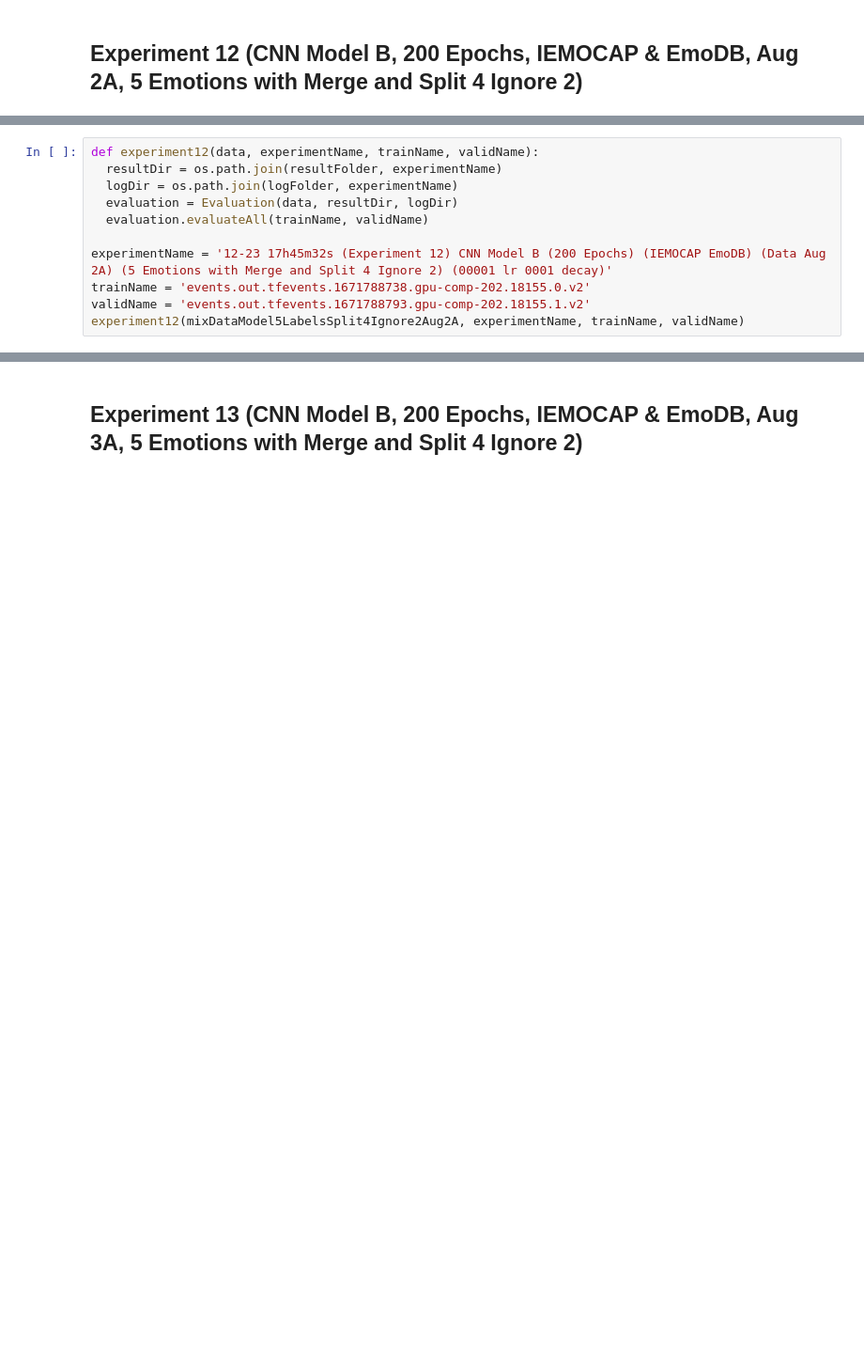
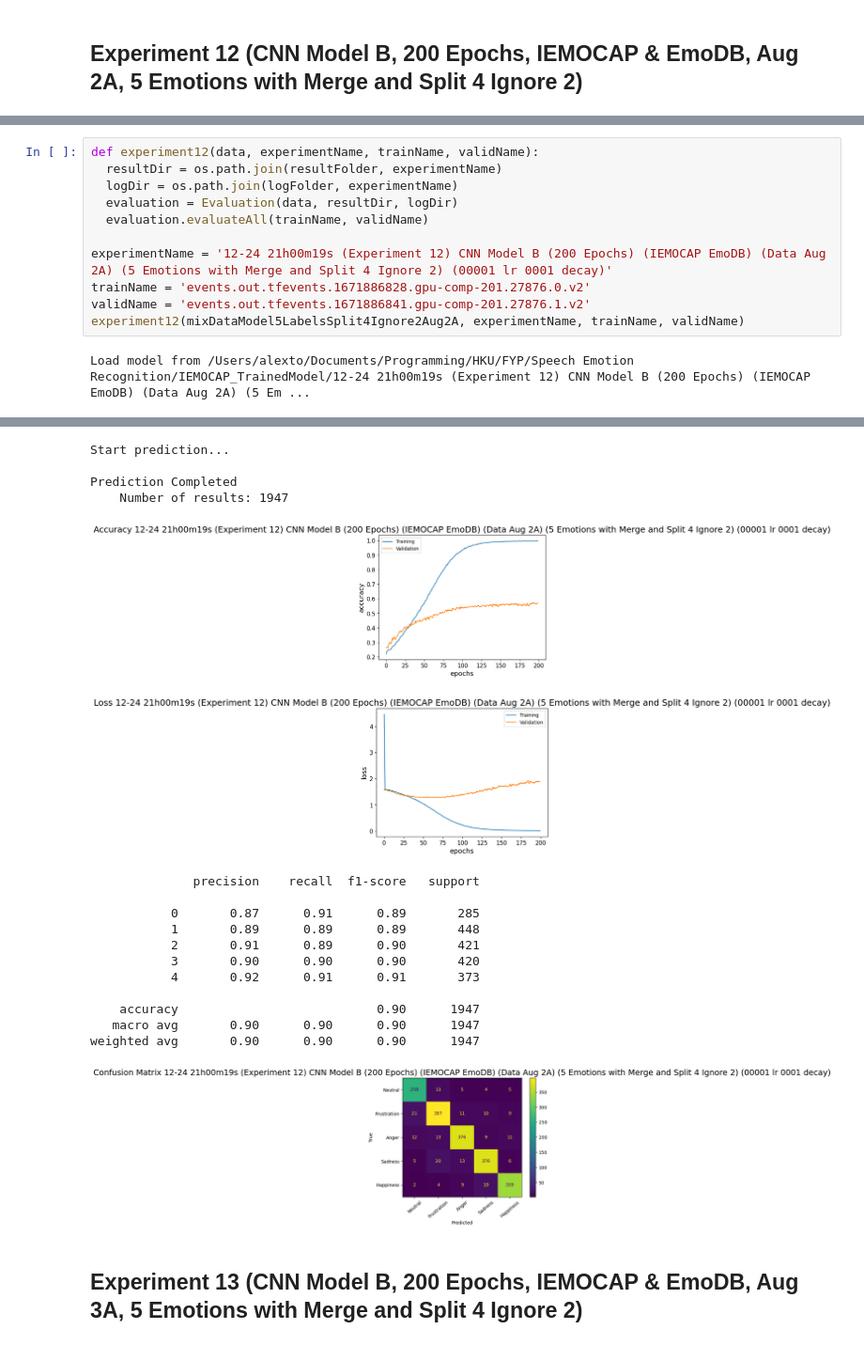
Before and after one commit to tohoilam/Emotion-based-Music-Provider, a Jupyter notebook: Speech Emotion Recognition/IEMOCAP Model Evaluation.ipynb, the cells around one changed output, grey strips where cells are left out. Shown at 94% size. Drawn from its saved outputs; the diff is of its cells as text; blank space fills up the shorter version.

Commit message:
Re-Execute Experiment 12 (remaining commit)

```diff
--- a/Speech Emotion Recognition/IEMOCAP Model Evaluation.ipynb
+++ b/Speech Emotion Recognition/IEMOCAP Model Evaluation.ipynb
@@ -590,7 +596,9 @@ def experiment12(data, experimentName, trainName, validName):
   evaluation = Evaluation(data, resultDir, logDir)
   evaluation.evaluateAll(trainName, validName)
 
-experimentName = '12-23 17h45m32s (Experiment 12) CNN Model B (200 Epochs) (IEMOCAP EmoDB) (Data Aug 2A) (5 Emotions with Merge and Split 4 Ignore 2) (00001 lr 0001 decay)'
-trainName = 'events.out.tfevents.1671788738.gpu-comp-202.18155.0.v2'
-validName = 'events.out.tfevents.1671788793.gpu-comp-202.18155.1.v2'
+experimentName = '12-24 21h00m19s (Experiment 12) CNN Model B (200 Epochs) (IEMOCAP EmoDB) (Data Aug 2A) (5 Emotions with Merge and Split 4 Ignore 2) (00001 lr 0001 decay)'
+trainName = 'events.out.tfevents.1671886828.gpu-comp-201.27876.0.v2'
+validName = 'events.out.tfevents.1671886841.gpu-comp-201.27876.1.v2'
 experiment12(mixDataModel5LabelsSplit4Ignore2Aug2A, experimentName, trainName, validName)
+# %% [output]
+Load model from /Users/alexto/Documents/Programming/HKU/FYP/Speech Emotion Recognition/IEMOCAP_TrainedModel/12-24 21h00m19s (Experiment 12) CNN Model B (200 Epochs) (IEMOCAP EmoDB) (Data Aug 2A) (5 Em ...
@@ -597,3 +607,21 @@ experiment12(mixDataModel5LabelsSplit4Ignore2Aug2A, experimentName, trainName, v
+Start prediction...
+
+Prediction Completed
+    Number of results: 1947
+[figure, added]
+[figure, added]
+              precision    recall  f1-score   support
+
+           0       0.87      0.91      0.89       285
+           1       0.89      0.89      0.89       448
+           2       0.91      0.89      0.90       421
+           3       0.90      0.90      0.90       420
+           4       0.92      0.91      0.91       373
+
+    accuracy                           0.90      1947
+   macro avg       0.90      0.90      0.90      1947
+weighted avg       0.90      0.90      0.90      1947
+[figure, added]
 # %% [markdown]
 ## Experiment 13 (CNN Model B, 200 Epochs, IEMOCAP & EmoDB, Aug 3A, 5 Emotions with Merge and Split 4 Ignore 2)
 # %%
```
Also changed, not shown: parts of 2 cells of this notebook.
